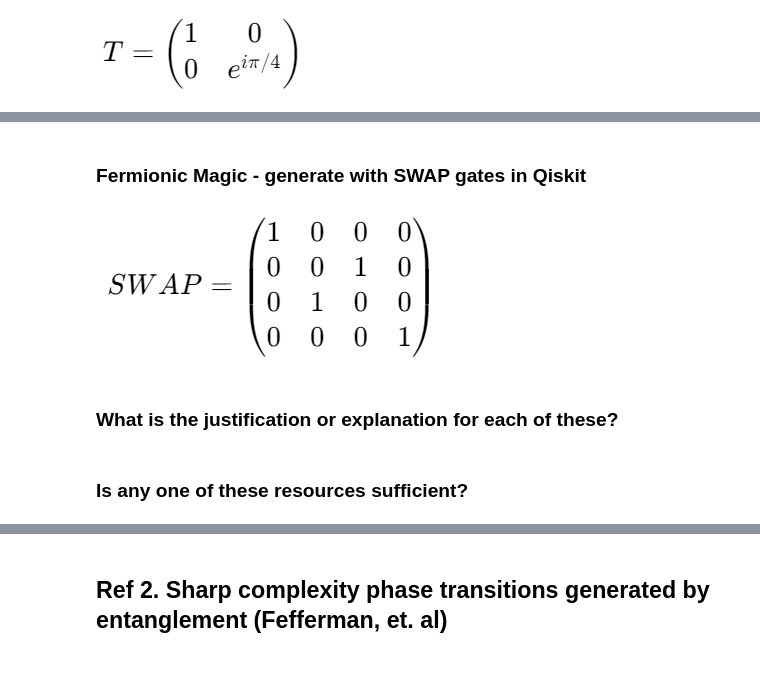
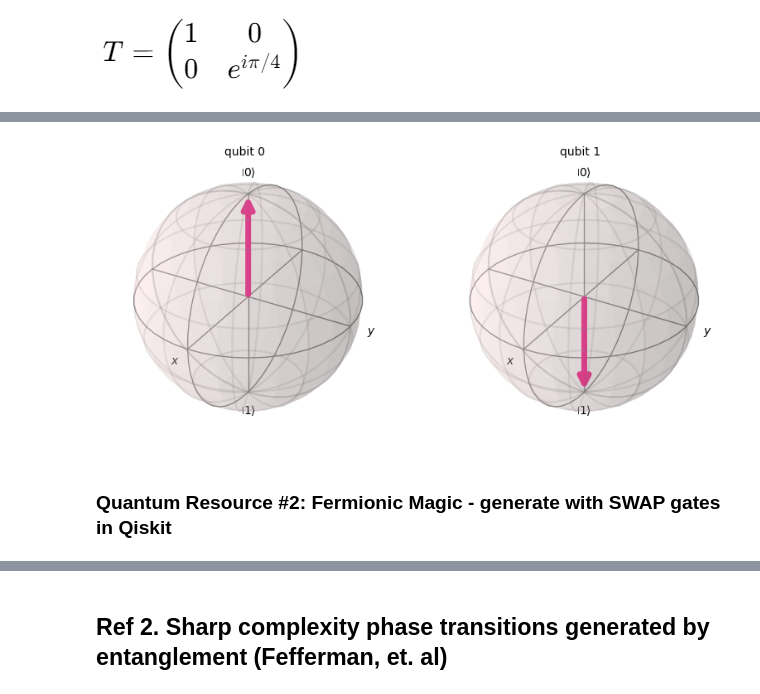
Before and after one commit to SeattleQuantumComputingMeetup/sqcm_challenges, a Jupyter notebook: dec_2023/where_is_the_quantumness_quantifying_quantumness.ipynb, the cells around one changed output, grey strips where cells are left out. Saved outputs shown, nothing was run; the diff lists cells and outputs as text; code cells hidden in the pictures; blank space fills up the shorter version.

```diff
--- a/dec_2023/where_is_the_quantumness_quantifying_quantumness.ipynb
+++ b/dec_2023/where_is_the_quantumness_quantifying_quantumness.ipynb
@@ -64,4 +240,6 @@ qc = QuantumCircuit(6, 6)
+# %%
+plot_bloch_multivector(state_vector)
+# %% [output]
+[figure, added]
 # %% [markdown]
-<H3>Fermionic Magic - generate with SWAP gates in Qiskit</H3>
+<H3>Quantum Resource #2: Fermionic Magic - generate with SWAP gates in Qiskit</H3>
-# %% [markdown]
-![swap_gate_matrix_representation.png](attachment:swap_gate_matrix_representation.png)
@@ -71,4 +245,0 @@ qc = QuantumCircuit(6, 6)
-# %% [markdown]
-### What is the justification or explanation for each of these?
-# %% [markdown]
-### Is any one of these resources sufficient?
```
Also changed, not shown: parts of 38 cells of this notebook, 1 other file.
